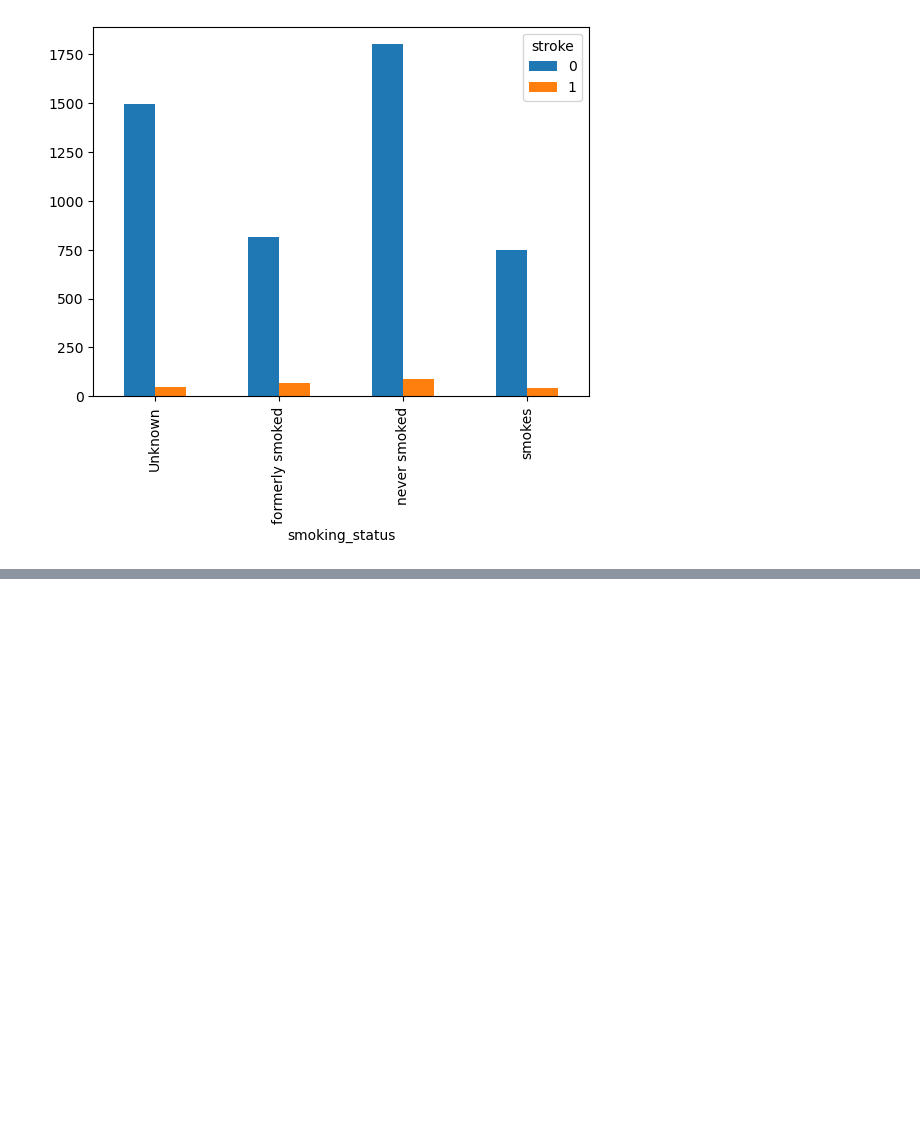
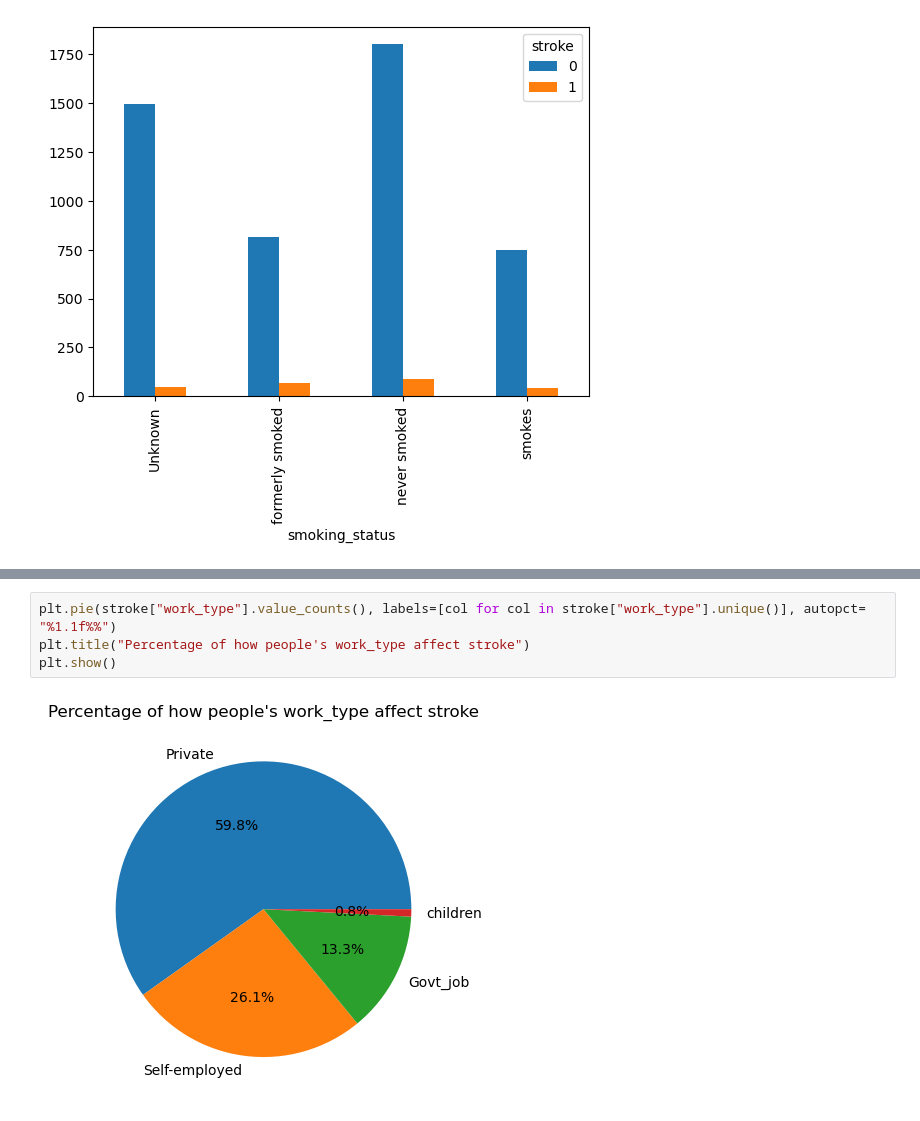
Before and after one commit to Sikirulahi1/Heart-Stroke-Prediction, a Jupyter notebook: Analysis_and_model/Analysis.ipynb, the cells around one changed output, grey strips where cells are left out. Saved outputs shown, nothing was run; the diff lists cells and outputs as text; blank space fills up the shorter version.

```diff
--- a/Analysis_and_model/Analysis.ipynb
+++ b/Analysis_and_model/Analysis.ipynb
@@ -225,0 +291,6 @@ Name: bmi, dtype: float64
+# %%
+plt.pie(stroke["work_type"].value_counts(), labels=[col for col in stroke["work_type"].unique()], autopct= "%1.1f%%")
+plt.title("Percentage of how people's work_type affect stroke")
+plt.show()
+# %% [output]
+[figure, added]
```
Also changed, not shown: parts of 41 cells of this notebook.
